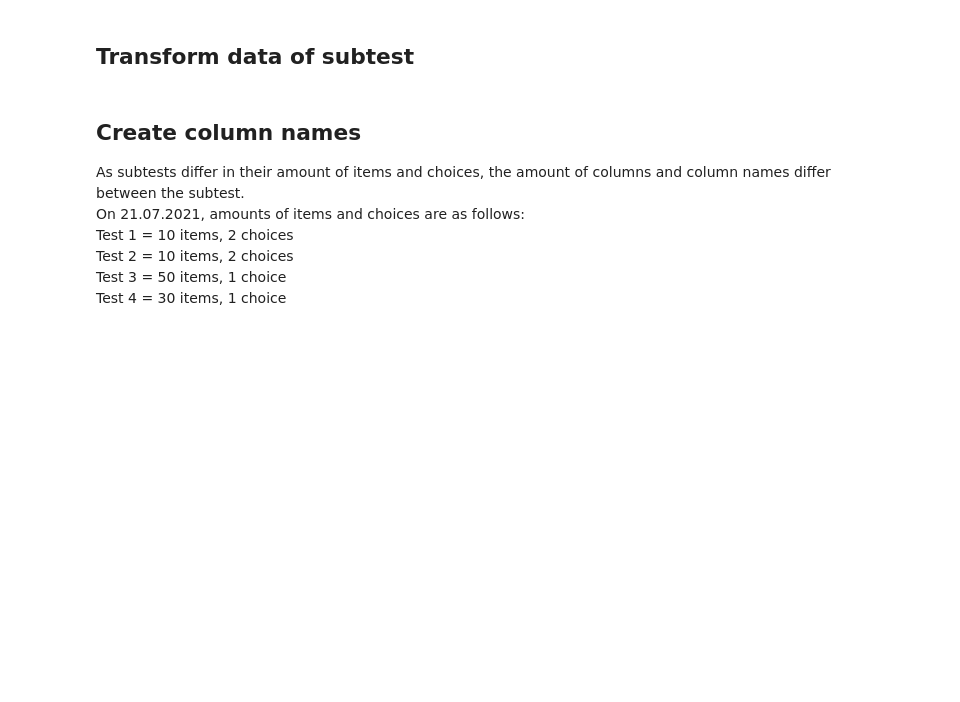
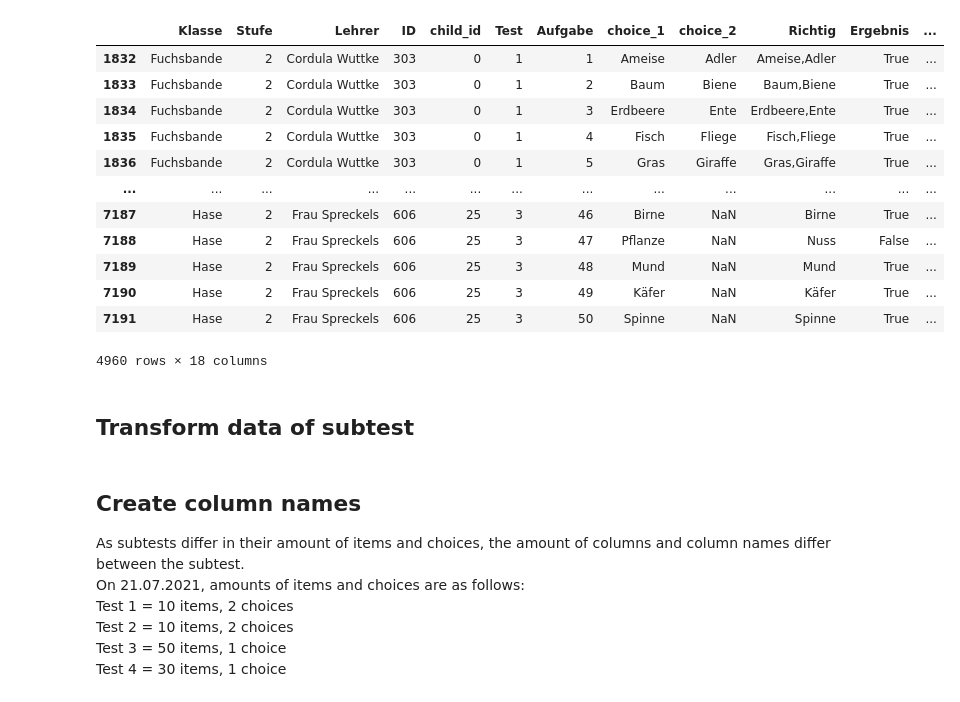
Before and after one commit to imkeines/tiria_data, a Jupyter notebook: Data_Transformation_Subtest.ipynb, the cells around one changed output. Drawn from its saved outputs; the diff is of its cells as text; code cells hidden in the pictures; blank space fills up the shorter version.

Commit message:
adjust data transformation and add pdf

```diff
--- a/Data_Transformation_Subtest.ipynb
+++ b/Data_Transformation_Subtest.ipynb
@@ -4,30 +4,48 @@ import numpy as np
 import locale
 
 pd.options.mode.chained_assignment = None  # default='warn'
+pd.set_option("display.max_columns", None)
+# %%
+# read csv data as dataframe
+data = pd.read_csv('/home/iik/Desktop/tiria/data/2021-07-20_21-57_results.csv', delimiter=';')
 # %%
-# read csv data as dataframe
-data = pd.read_csv('/home/iik/Desktop/tiria_waldprüfung/data/2021-07-20_21-57_results.csv', delimiter=';')
+
 
 # rename variables
 data = data.rename(columns={'Schueler-ID': 'child_id',
                             'Gewaehlt1': 'choice_1',
                             'Gewaehlt2':'choice_2',
                             'GesamtRichtig':'Gesamt_Richtig',
                             'GesamtFalsch':'Gesamt_Falsch',
                             'GesamtLevel': 'Gesamt_Level'})
 
 # delete the tutorial tasks from df (trial 1 & trial 2) as well as test trials (which is ID == 101 and ==202) as they should not be included in the analysis
 data = data.loc[~((data['Aufgabe']=='Trial 1') | (data['Aufgabe']=='Trial 2'))]
 
 # delete all test trials
 data = data.loc[~((data.ID ==101) | (data.ID ==202))]
 
 # transform datatype from variable 'Aufgabe' to type integer
 data.Aufgabe = data.Aufgabe.astype(int)
 
 # Create Date time object
 data.Start = pd.to_datetime(data.Start, format='%d.%m.%Y %H:%M:%S')
 data.Ende = pd.to_datetime(data.Ende, format='%d.%m.%Y %H:%M:%S')
+data
+# %% [output]
+|  | Klasse | Stufe | Lehrer | ID | child_id | Test | Aufgabe | choice_1 | choice_2 | Richtig | Ergebnis | ... |
+| 1832 | Fuchsbande | 2 | Cordula Wuttke | 303 | 0 | 1 | 1 | Ameise | Adler | Ameise,Adler | True | ... |
+| 1833 | Fuchsbande | 2 | Cordula Wuttke | 303 | 0 | 1 | 2 | Baum | Biene | Baum,Biene | True | ... |
+| 1834 | Fuchsbande | 2 | Cordula Wuttke | 303 | 0 | 1 | 3 | Erdbeere | Ente | Erdbeere,Ente | True | ... |
+| 1835 | Fuchsbande | 2 | Cordula Wuttke | 303 | 0 | 1 | 4 | Fisch | Fliege | Fisch,Fliege | True | ... |
+| 1836 | Fuchsbande | 2 | Cordula Wuttke | 303 | 0 | 1 | 5 | Gras | Giraffe | Gras,Giraffe | True | ... |
+| ... | ... | ... | ... | ... | ... | ... | ... | ... | ... | ... | ... | ... |
+| 7187 | Hase | 2 | Frau Spreckels | 606 | 25 | 3 | 46 | Birne | NaN | Birne | True | ... |
+| 7188 | Hase | 2 | Frau Spreckels | 606 | 25 | 3 | 47 | Pflanze | NaN | Nuss | False | ... |
+| 7189 | Hase | 2 | Frau Spreckels | 606 | 25 | 3 | 48 | Mund | NaN | Mund | True | ... |
+| 7190 | Hase | 2 | Frau Spreckels | 606 | 25 | 3 | 49 | Käfer | NaN | Käfer | True | ... |
+| 7191 | Hase | 2 | Frau Spreckels | 606 | 25 | 3 | 50 | Spinne | NaN | Spinne | True | ... |
+4960 rows × 18 columns
 # %%
 # Create a dict with dfs, each df holds data of a Subtest
 dict_test_df={}
```
Also changed, not shown: parts of 4 cells of this notebook, 2 other files.
